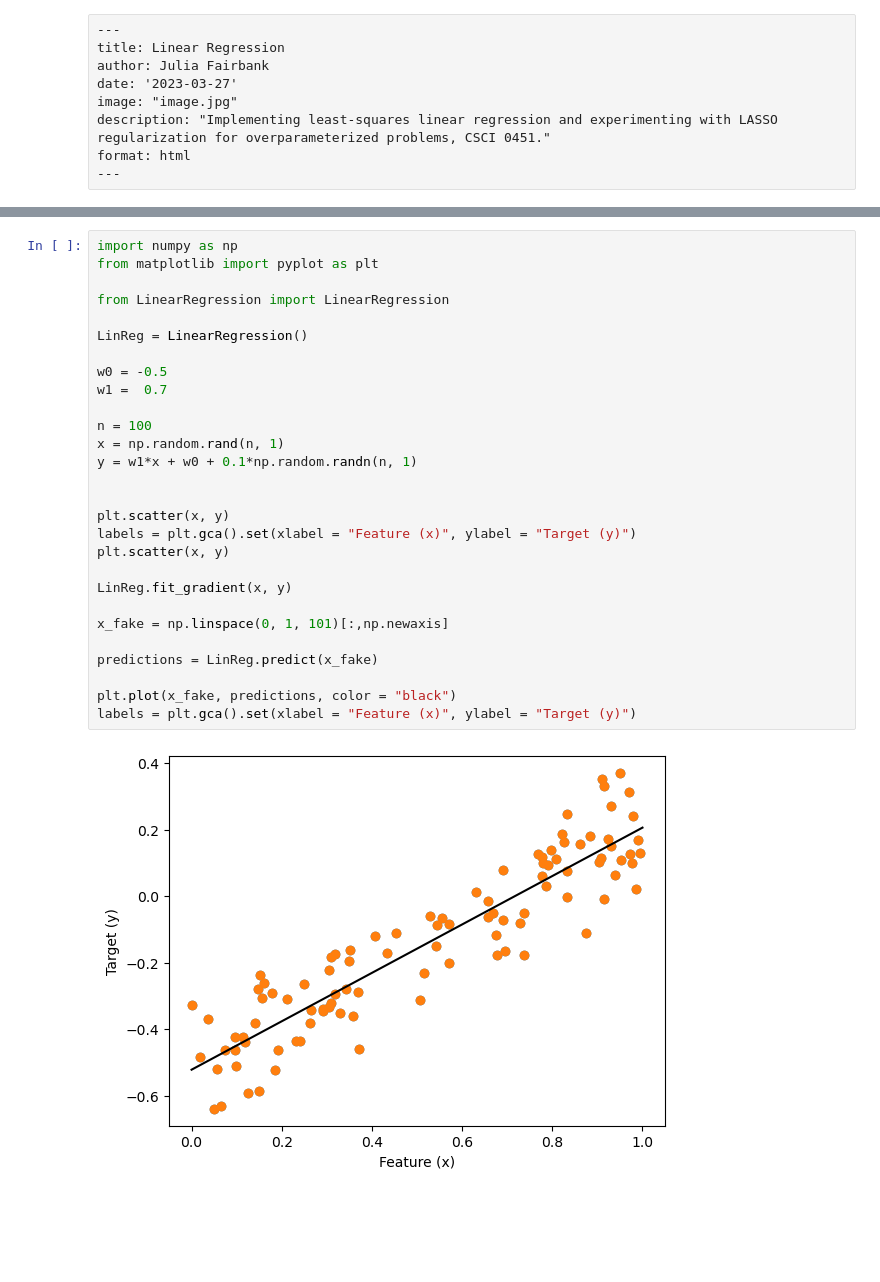
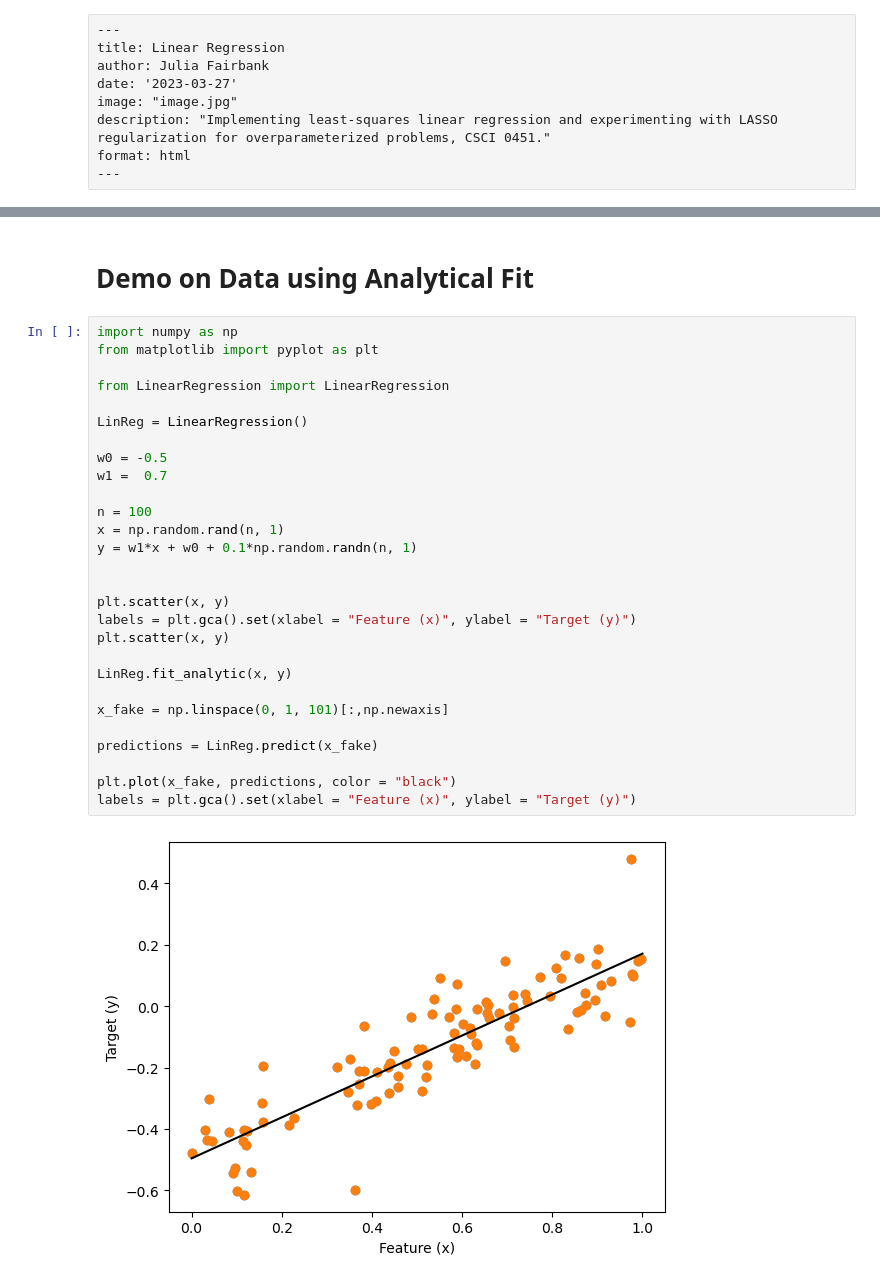
Before and after one commit to juliafairbank7/juliafairbank7.github.io, a Jupyter notebook: posts/linear-regression-post/index.ipynb, the cells around one changed output, grey strips where cells are left out. Cells and saved outputs as stored; diff of their text form; blank space fills up the shorter version.

```diff
--- a/posts/linear-regression-post/index.ipynb
+++ b/posts/linear-regression-post/index.ipynb
@@ -22,30 +45,32 @@ Least-squares linear regression is a convex linear model that makes predictions
+# %% [markdown]
+# Demo on Data using Analytical Fit
 # %%
 import numpy as np
 from matplotlib import pyplot as plt
 
 from LinearRegression import LinearRegression
 
 LinReg = LinearRegression()
 
 w0 = -0.5
 w1 =  0.7
 
 n = 100
 x = np.random.rand(n, 1)
 y = w1*x + w0 + 0.1*np.random.randn(n, 1)
 
 
 plt.scatter(x, y)
 labels = plt.gca().set(xlabel = "Feature (x)", ylabel = "Target (y)")
 plt.scatter(x, y)
 
-LinReg.fit_gradient(x, y)
+LinReg.fit_analytic(x, y)
 
 x_fake = np.linspace(0, 1, 101)[:,np.newaxis]
 
 predictions = LinReg.predict(x_fake)
 
 plt.plot(x_fake, predictions, color = "black")
 labels = plt.gca().set(xlabel = "Feature (x)", ylabel = "Target (y)")
 # %% [output]
-[figure, old version]
+[figure, new version]
```
Also changed, not shown: parts of 23 cells of this notebook, 11 other files.
